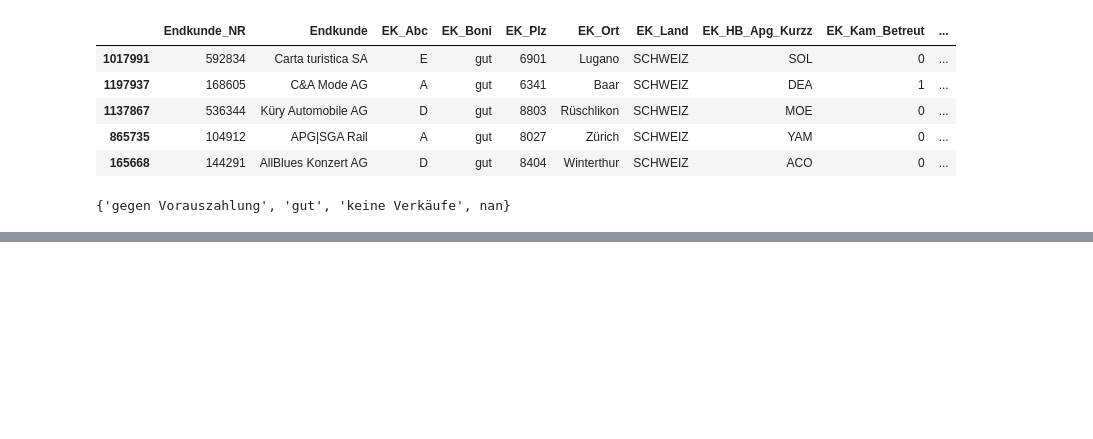
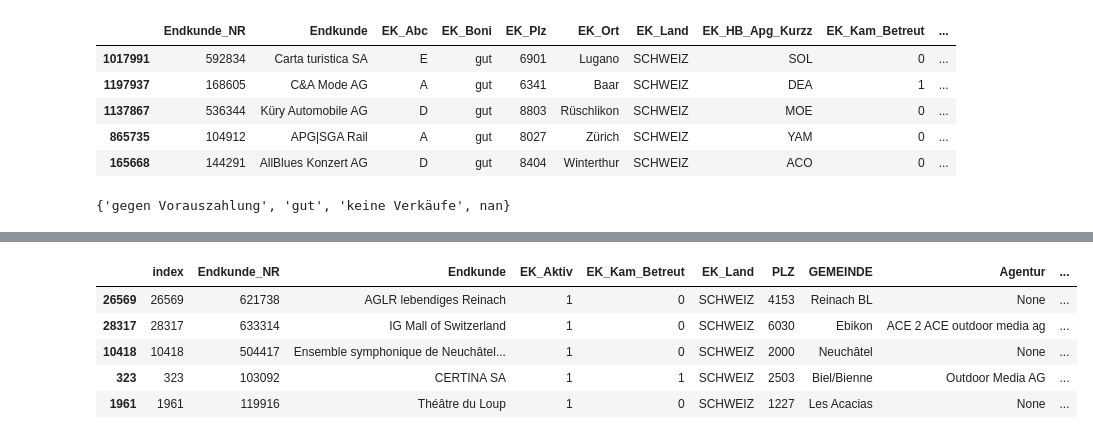
Before and after one commit to apgsga-stc/PredictiveAnalyticsPython, a Jupyter notebook: vkprog_analyse/scribbles.ipynb, the cells around one changed output, grey strips where cells are left out. Saved outputs shown, nothing was run; the diff lists cells and outputs as text; code cells hidden in the pictures; blank space fills up the shorter version.

```diff
--- a/vkprog_analyse/scribbles.ipynb
+++ b/vkprog_analyse/scribbles.ipynb
@@ -111,0 +154,9 @@ set(bd_raw.loc[:,"EK_Boni"])
+# %%
+ek_info.sort_values("Last_Res_Date", ascending=False).head(5)
+# %% [output]
+|  | index | Endkunde_NR | Endkunde | EK_Aktiv | EK_Kam_Betreut | EK_Land | PLZ | GEMEINDE | Agentur | ... |
+| 26569 | 26569 | 621738 | AGLR lebendiges Reinach | 1 | 0 | SCHWEIZ | 4153 | Reinach BL | None | ... |
+| 28317 | 28317 | 633314 | IG Mall of Switzerland | 1 | 0 | SCHWEIZ | 6030 | Ebikon | ACE 2 ACE outdoor media ag | ... |
+| 10418 | 10418 | 504417 | Ensemble symphonique de Neuchâtel... | 1 | 0 | SCHWEIZ | 2000 | Neuchâtel | None | ... |
+| 323 | 323 | 103092 | CERTINA SA | 1 | 1 | SCHWEIZ | 2503 | Biel/Bienne | Outdoor Media AG | ... |
+| 1961 | 1961 | 119916 | Théâtre du Loup | 1 | 0 | SCHWEIZ | 1227 | Les Acacias | None | ... |
```
Also changed, not shown: parts of 5 cells of this notebook, 2 other files.
